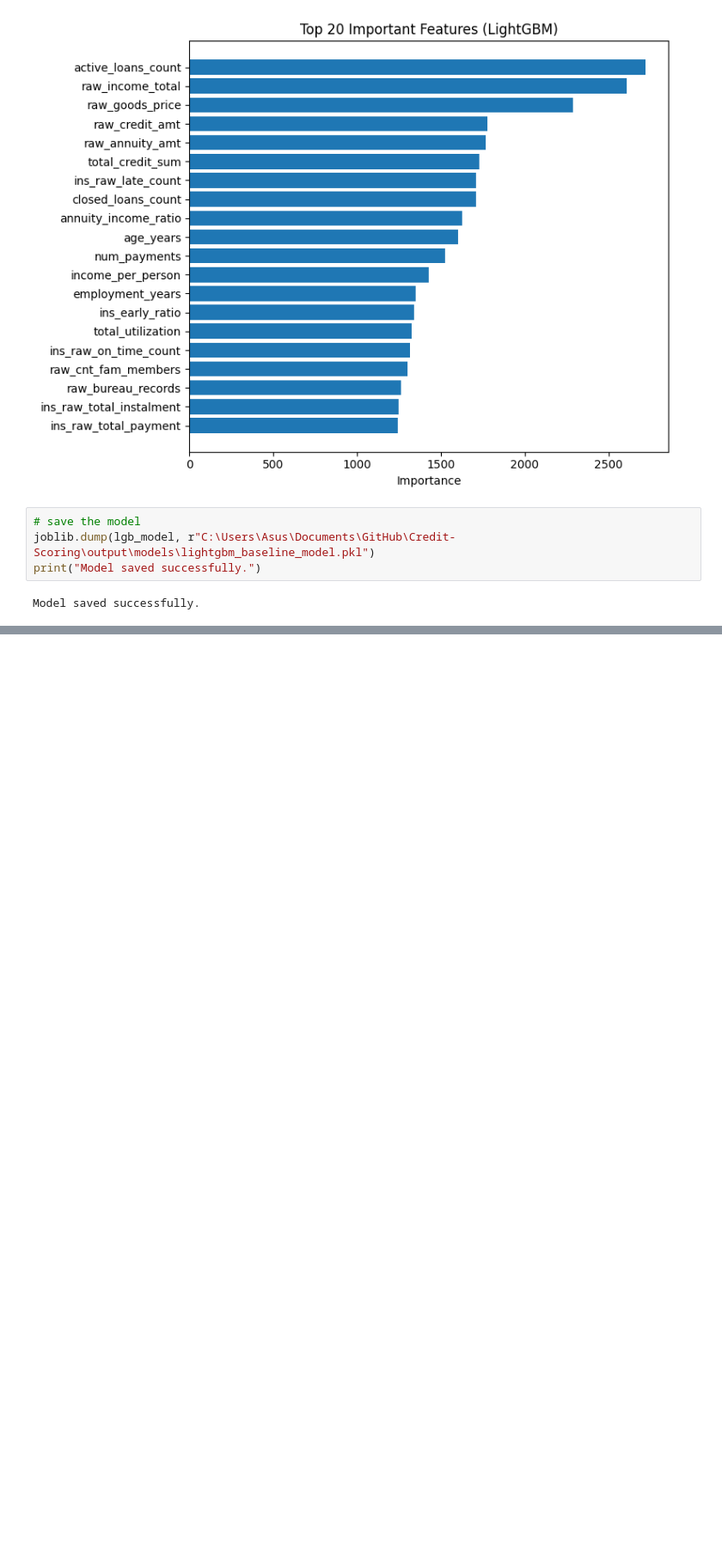
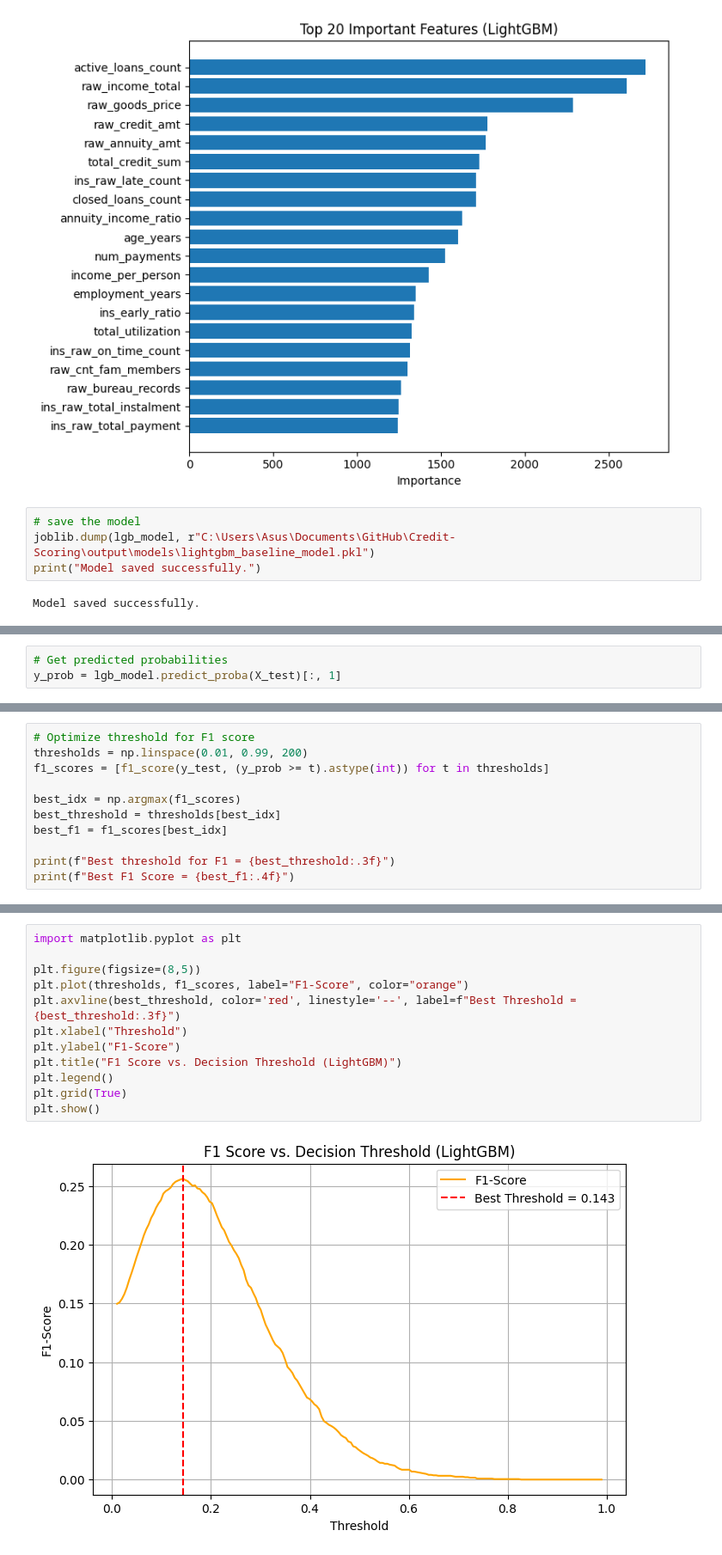
Before and after one commit to blacki0214/Credit-Scoring, a Jupyter notebook: notebooks/parquet_files/04_baseline_model_LightGBM.ipynb, the cells around one changed output, grey strips where cells are left out. Shown at 86% size. Drawn from its saved outputs; the diff is of its cells as text; blank space fills up the shorter version.

```diff
--- a/notebooks/parquet_files/04_baseline_model_LightGBM.ipynb
+++ b/notebooks/parquet_files/04_baseline_model_LightGBM.ipynb
@@ -127,0 +132,3 @@ Model saved successfully.
+# %%
+# Get predicted probabilities
+y_prob = lgb_model.predict_proba(X_test)[:, 1]
@@ -127,0 +137,11 @@ Model saved successfully.
+# %%
+# Optimize threshold for F1 score
+thresholds = np.linspace(0.01, 0.99, 200)
+f1_scores = [f1_score(y_test, (y_prob >= t).astype(int)) for t in thresholds]
+
+best_idx = np.argmax(f1_scores)
+best_threshold = thresholds[best_idx]
+best_f1 = f1_scores[best_idx]
+
+print(f"Best threshold for F1 = {best_threshold:.3f}")
+print(f"Best F1 Score = {best_f1:.4f}")
@@ -127,0 +177,14 @@ Model saved successfully.
+# %%
+import matplotlib.pyplot as plt
+
+plt.figure(figsize=(8,5))
+plt.plot(thresholds, f1_scores, label="F1-Score", color="orange")
+plt.axvline(best_threshold, color='red', linestyle='--', label=f"Best Threshold = {best_threshold:.3f}")
+plt.xlabel("Threshold")
+plt.ylabel("F1-Score")
+plt.title("F1 Score vs. Decision Threshold (LightGBM)")
+plt.legend()
+plt.grid(True)
+plt.show()
+# %% [output]
+[figure, added]
```
Also changed, not shown: parts of 8 cells of this notebook, 1 other file.
